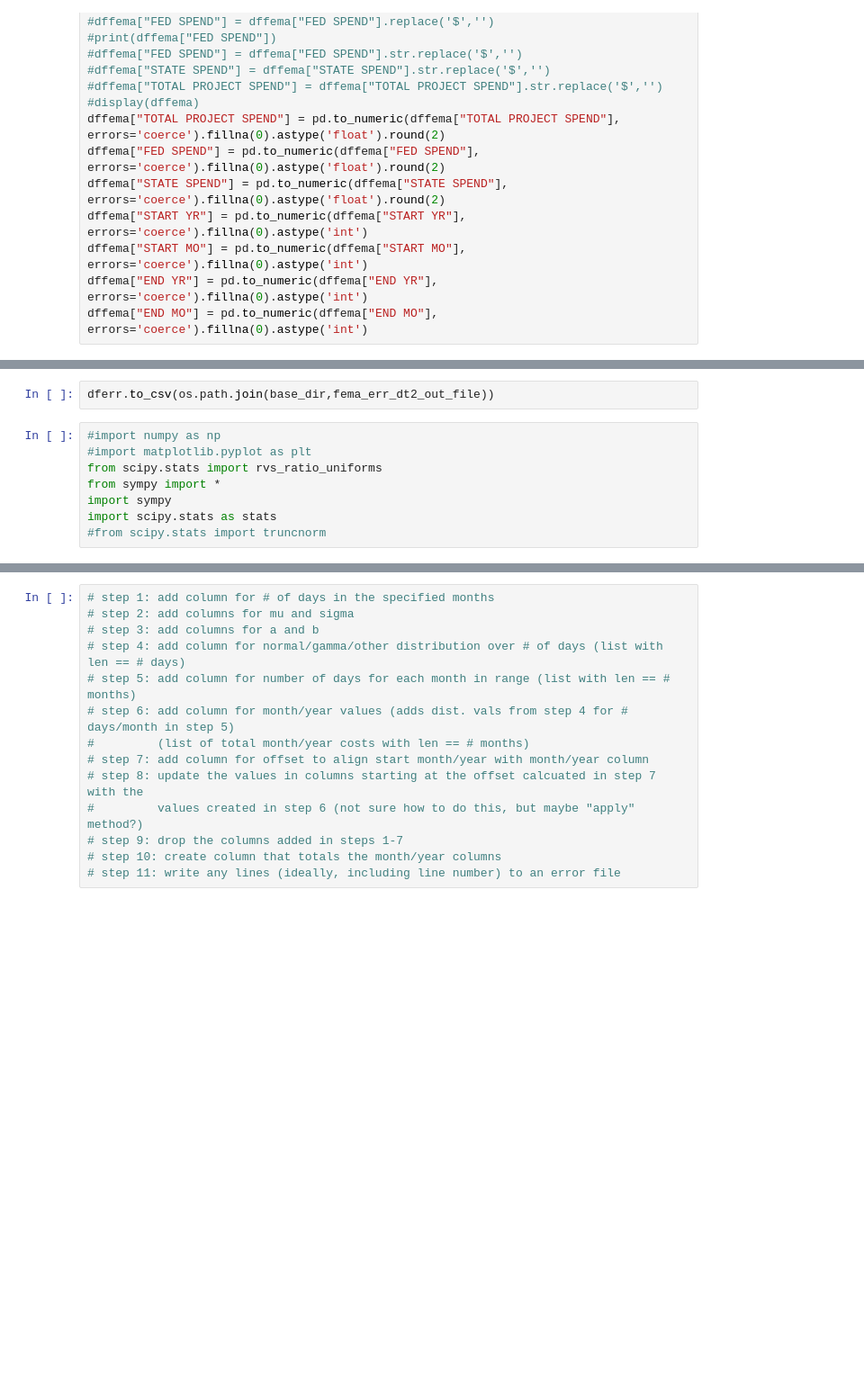
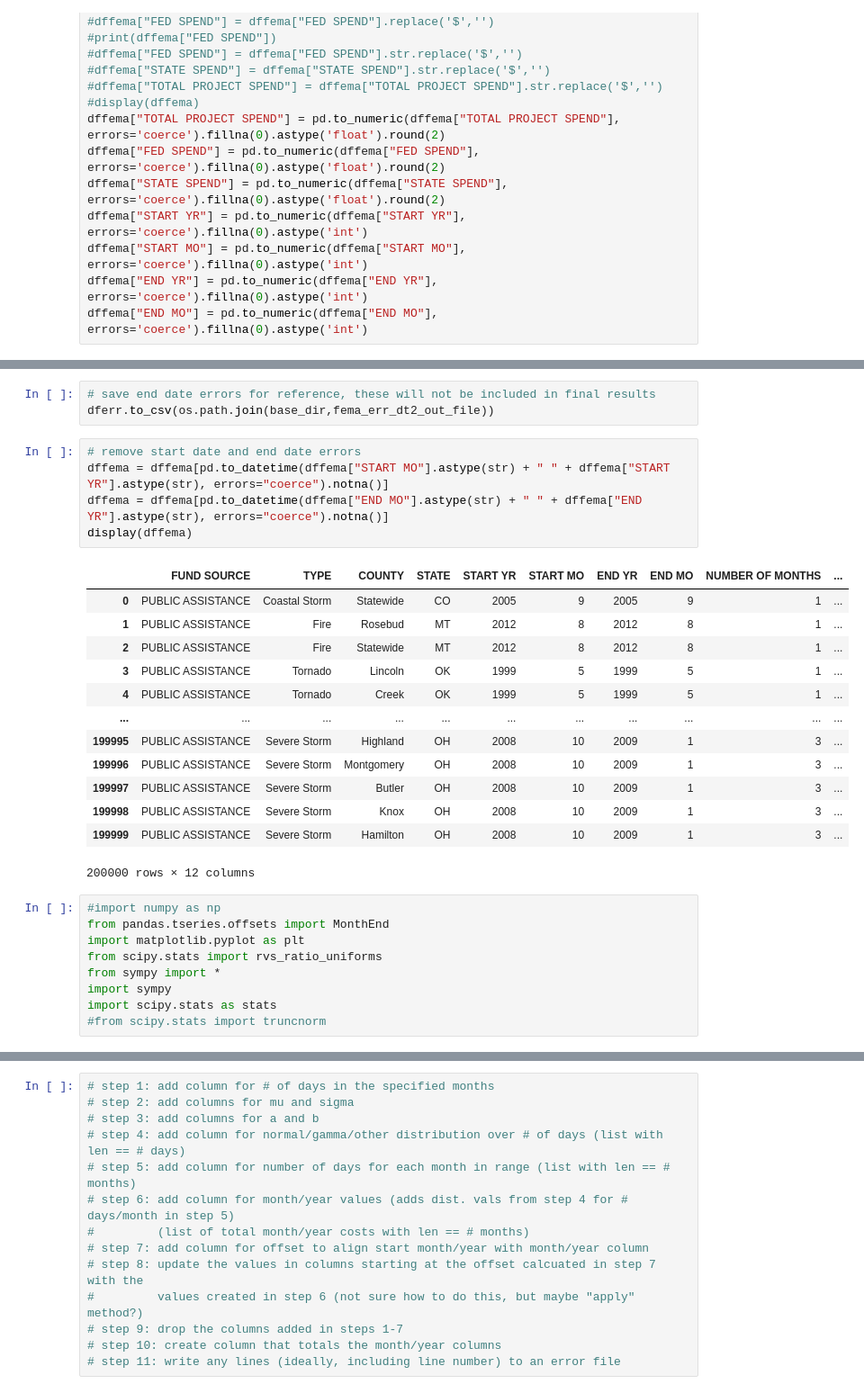
Before and after one commit to hmobley/environment, a Jupyter notebook: fema.ipynb, the cells around one changed output, grey strips where cells are left out. Shown: that part at 90% size. Drawn from its saved outputs; the diff is of its cells as text; blank space fills up the shorter version.

```diff
--- a/fema.ipynb
+++ b/fema.ipynb
@@ -179,8 +303,29 @@ display(dferr)
-# %%
-dferr.to_csv(os.path.join(base_dir,fema_err_dt2_out_file))
+# %%
+# save end date errors for reference, these will not be included in final results
+dferr.to_csv(os.path.join(base_dir,fema_err_dt2_out_file))
+# %%
+# remove start date and end date errors
+dffema = dffema[pd.to_datetime(dffema["START MO"].astype(str) + " " + dffema["START YR"].astype(str), errors="coerce").notna()]
+dffema = dffema[pd.to_datetime(dffema["END MO"].astype(str) + " " + dffema["END YR"].astype(str), errors="coerce").notna()]
+display(dffema)
+# %% [output]
+|  | FUND SOURCE | TYPE | COUNTY | STATE | START YR | START MO | END YR | END MO | NUMBER OF MONTHS | ... |
+| 0 | PUBLIC ASSISTANCE | Coastal Storm | Statewide | CO | 2005 | 9 | 2005 | 9 | 1 | ... |
+| 1 | PUBLIC ASSISTANCE | Fire | Rosebud | MT | 2012 | 8 | 2012 | 8 | 1 | ... |
+| 2 | PUBLIC ASSISTANCE | Fire | Statewide | MT | 2012 | 8 | 2012 | 8 | 1 | ... |
+| 3 | PUBLIC ASSISTANCE | Tornado | Lincoln | OK | 1999 | 5 | 1999 | 5 | 1 | ... |
+| 4 | PUBLIC ASSISTANCE | Tornado | Creek | OK | 1999 | 5 | 1999 | 5 | 1 | ... |
+| ... | ... | ... | ... | ... | ... | ... | ... | ... | ... | ... |
+| 199995 | PUBLIC ASSISTANCE | Severe Storm | Highland | OH | 2008 | 10 | 2009 | 1 | 3 | ... |
+| 199996 | PUBLIC ASSISTANCE | Severe Storm | Montgomery | OH | 2008 | 10 | 2009 | 1 | 3 | ... |
+| 199997 | PUBLIC ASSISTANCE | Severe Storm | Butler | OH | 2008 | 10 | 2009 | 1 | 3 | ... |
+| 199998 | PUBLIC ASSISTANCE | Severe Storm | Knox | OH | 2008 | 10 | 2009 | 1 | 3 | ... |
+| 199999 | PUBLIC ASSISTANCE | Severe Storm | Hamilton | OH | 2008 | 10 | 2009 | 1 | 3 | ... |
+200000 rows × 12 columns
 # %%
 #import numpy as np
-#import matplotlib.pyplot as plt
+from pandas.tseries.offsets import MonthEnd
+import matplotlib.pyplot as plt
 from scipy.stats import rvs_ratio_uniforms
 from sympy import *
 import sympy
```
Also changed, not shown: parts of 28 cells of this notebook.
